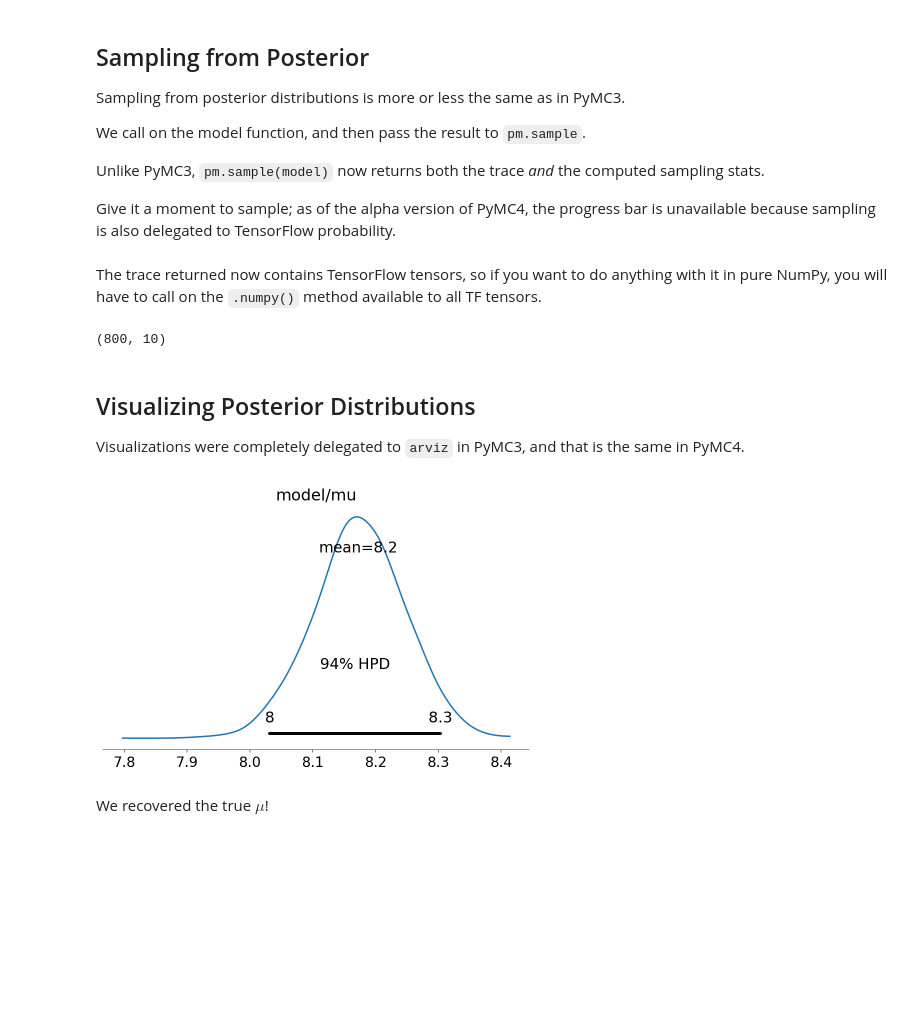
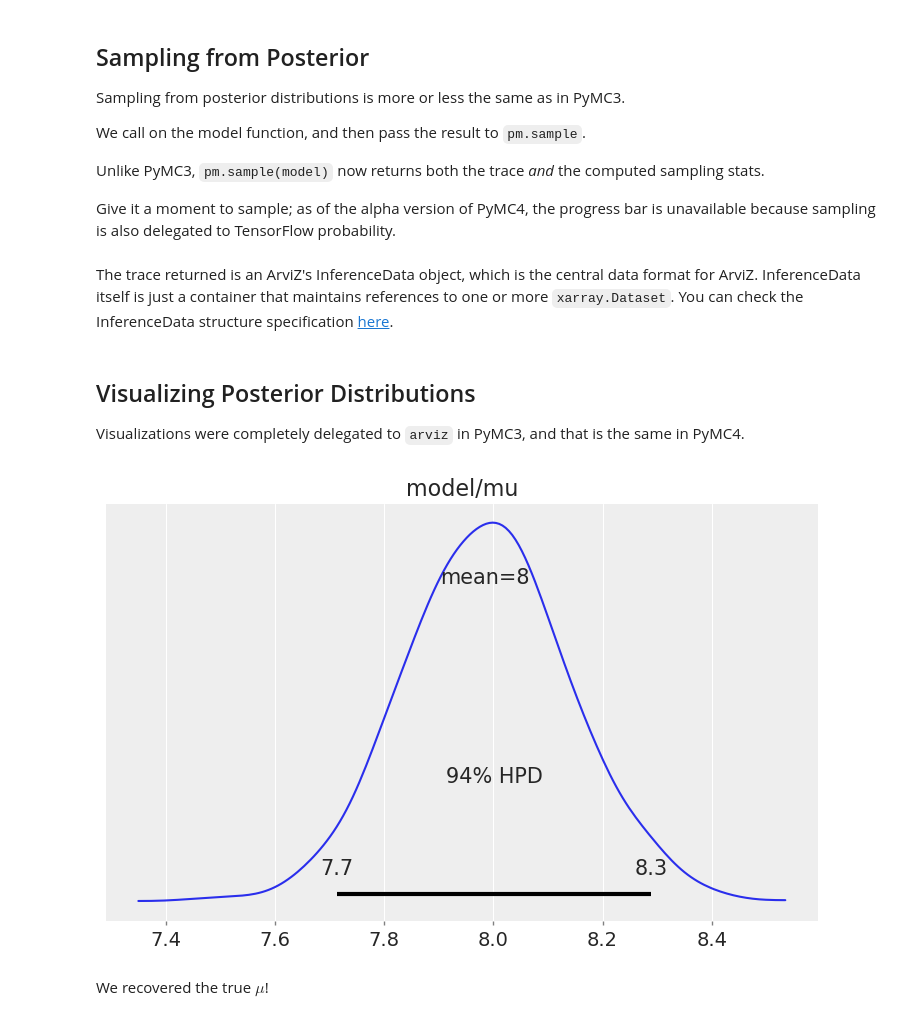
Before and after one commit to pymc-devs/pymc4, a Jupyter notebook: notebooks/basic-usage.ipynb, the cells around one changed output. Saved outputs shown, nothing was run; the diff lists cells and outputs as text; code cells hidden in the pictures; blank space fills up the shorter version.

```diff
--- a/notebooks/basic-usage.ipynb
+++ b/notebooks/basic-usage.ipynb
@@ -5,3 +4,5 @@ WARNING:tensorflow:Falling back to tensorflow client, its recommended to install
+# %%
+az.style.use('arviz-darkgrid')
 # %%
 import numpy as np
 import pandas as pd
@@ -24,7 +20,7 @@ To keep things simple, we will use a simple example in which we generate 1,000 d
 MU = 8
 SIG = 2.2
 
-data = np.random.normal(loc=MU, scale=SIG, size=1000)
+data = np.random.normal(loc=MU, scale=SIG, size=200)
 # %% [markdown]
 The goal of our estimation task is to estimate the true value of $\mu$ and $\sigma$ from the observed data.
 # %% [markdown]
@@ -61,23 +57,17 @@ Give it a moment to sample; as of the alpha version of PyMC4, the progress bar i
 # %%
 estimation_model = model(data)
 
-trace, sampling_stats = pm.sample(estimation_model, num_samples=800)
+trace = pm.sample(model(data), num_samples=800)
-# %% [markdown]
-The trace returned now contains TensorFlow tensors, so if you want to do anything with it in pure NumPy, you will have to call on the `.numpy()` method available to all TF tensors.
-# %%
-trace["model/mu"].numpy().shape
-# %% [output]
-(800, 10)
+# %% [markdown]
+The trace returned is an ArviZ's InferenceData object, which is the central data format for ArviZ. InferenceData itself is just a container that maintains references to one or more `xarray.Dataset`. You can check the InferenceData structure specification [here](https://arviz-devs.github.io/arviz/schema/schema.html).
 # %% [markdown]
 ## Visualizing Posterior Distributions
 
 Visualizations were completely delegated to `arviz` in PyMC3, and that is the same in PyMC4.
 # %%
-import arviz as az
-
-az.plot_posterior(trace, var_names=["model/mu"]);
+az.plot_posterior(trace, var_names="model/mu");
 # %% [output]
-[figure, old version]
+[figure, new version]
 # %% [markdown]
 We recovered the true $\mu$!
 # %%
```
Also changed, not shown: parts of 19 cells of this notebook, 1 other file.
